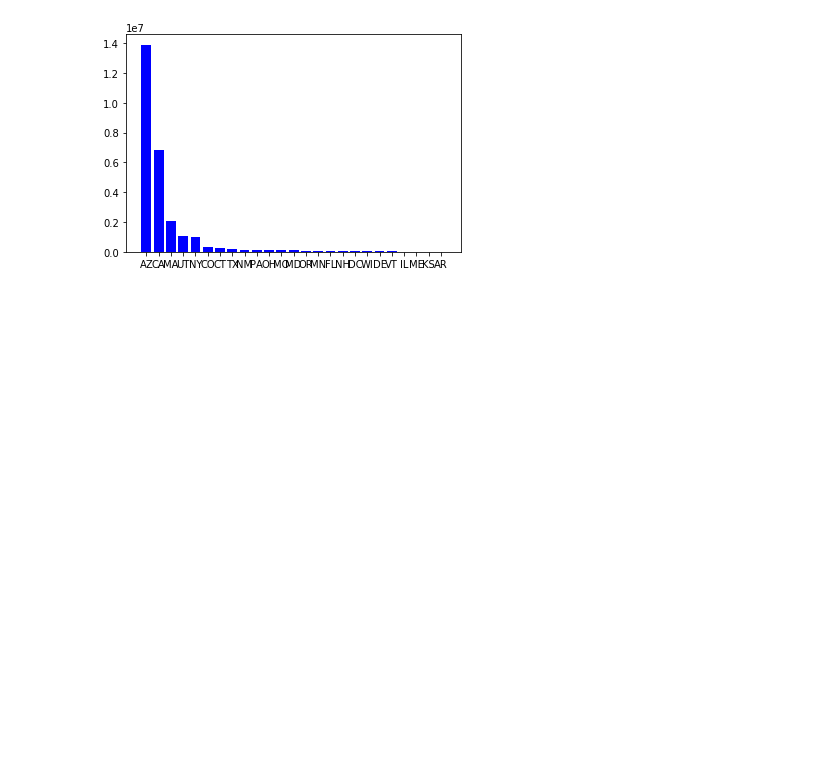
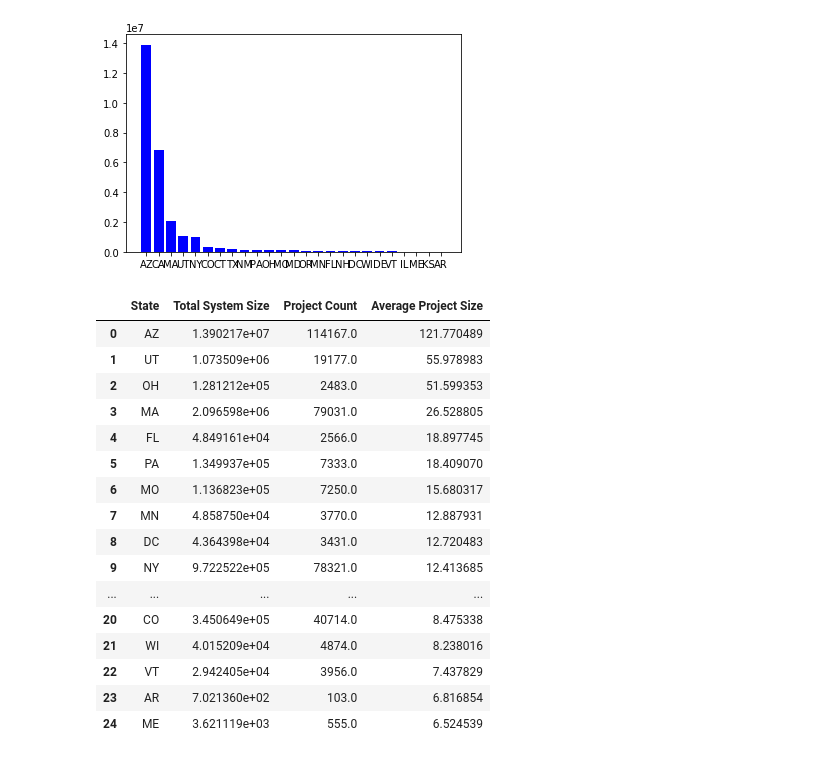
Before and after one commit to yaowang0317/Renewable_Energy_Dev_Index, a Jupyter notebook: Open Distributed PV Project in US.ipynb, the cells around one changed output. Drawn from its saved outputs; the diff is of its cells as text; code cells hidden in the pictures; blank space fills up the shorter version.

```diff
--- a/Open Distributed PV Project in US.ipynb
+++ b/Open Distributed PV Project in US.ipynb
@@ -93,0 +97,21 @@ plt.show()
+# %%
+df_ave = df_ave.sort_values(by='Average Project Size',ascending=False).reset_index(drop=True)
+df_ave
+# %% [output]
+|  | State | Total System Size | Project Count | Average Project Size |
+| 0 | AZ | 1.390217e+07 | 114167.0 | 121.770489 |
+| 1 | UT | 1.073509e+06 | 19177.0 | 55.978983 |
+| 2 | OH | 1.281212e+05 | 2483.0 | 51.599353 |
+| 3 | MA | 2.096598e+06 | 79031.0 | 26.528805 |
+| 4 | FL | 4.849161e+04 | 2566.0 | 18.897745 |
+| 5 | PA | 1.349937e+05 | 7333.0 | 18.409070 |
+| 6 | MO | 1.136823e+05 | 7250.0 | 15.680317 |
+| 7 | MN | 4.858750e+04 | 3770.0 | 12.887931 |
+| 8 | DC | 4.364398e+04 | 3431.0 | 12.720483 |
+| 9 | NY | 9.722522e+05 | 78321.0 | 12.413685 |
+| ... | ... | ... | ... | ... |
+| 20 | CO | 3.450649e+05 | 40714.0 | 8.475338 |
+| 21 | WI | 4.015209e+04 | 4874.0 | 8.238016 |
+| 22 | VT | 2.942405e+04 | 3956.0 | 7.437829 |
+| 23 | AR | 7.021360e+02 | 103.0 | 6.816854 |
+| 24 | ME | 3.621119e+03 | 555.0 | 6.524539 |
```
Also changed, not shown: parts of 4 cells of this notebook.
